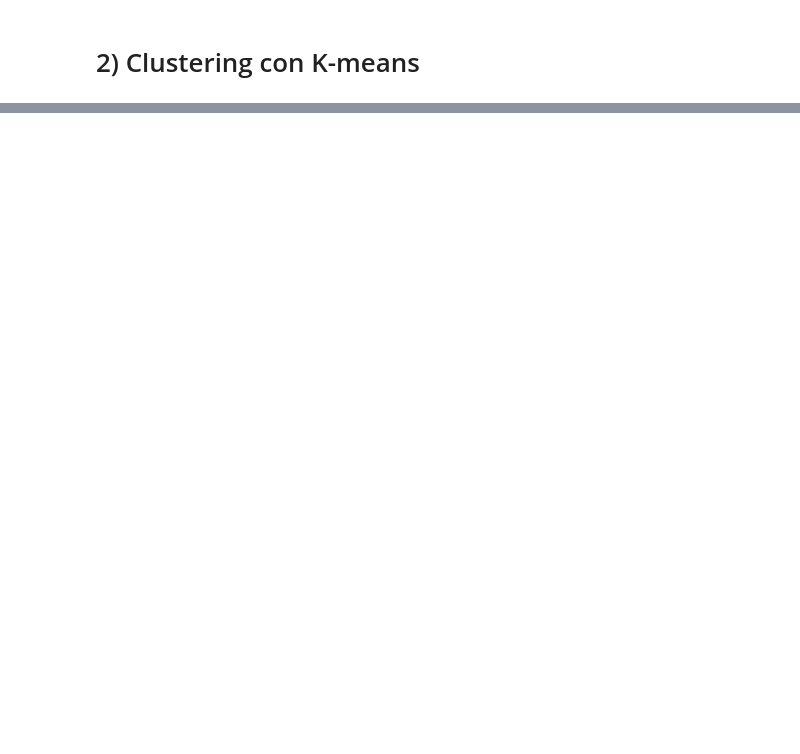
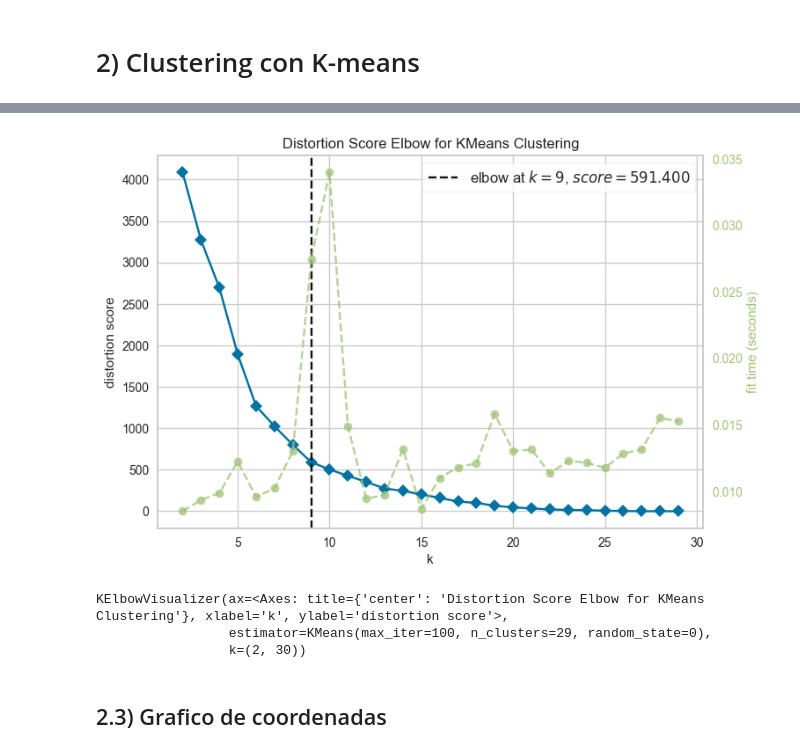
Before and after one commit to Alejo-01/final_project, a Jupyter notebook: Parte_A/p4__Clustering.ipynb, the cells around one changed output, grey strips where cells are left out. Cells and saved outputs as stored; diff of their text form; code cells hidden in the pictures; blank space fills up the shorter version.

Commit message:
pa4
clustering

```diff
--- a/Parte_A/p4__Clustering.ipynb
+++ b/Parte_A/p4__Clustering.ipynb
@@ -35,4 +42,4 @@ data.head()
 # %% [markdown]
 Utilizamos columnas relevantes
 # %%
-filter_data = data[["orderState_failed", "orderState_fulfilled", "orderState_pending", "transactionFailed", "fraudulent", "customerIPAdress_checked_long_address"]].copy()
+filter_data = data[["orderState_failed", "orderState_fulfilled", "orderState_pending", "fraudulent","transactionFailed", "customerIPAdress_checked_long_address"]].copy()
@@ -70,0 +61,6 @@ plt.show()
+# %%
+std_scaler = StandardScaler()
+std_scaler.fit(filter_data)
+x_data_norm=std_scaler.transform(filter_data)
+
+pd.DataFrame(x_data_norm).describe()
@@ -70,0 +79,10 @@ plt.show()
+# %%
+cl_model = KMeans(
+    n_clusters=3,
+    init='k-means++',
+    max_iter=100,
+    random_state=0,
+    n_init='auto'
+)
+
+cl_model.fit(x_data_norm)
@@ -70,0 +112,13 @@ plt.show()
+# %%
+
+
+cl_model2=deepcopy(cl_model) # ojo
+
+kelbow_visualizer(cl_model2, x_data_norm, k=(2,30), locate_elbow=True)
+# %% [output]
+[figure, added]
+KElbowVisualizer(ax=<Axes: title={'center': 'Distortion Score Elbow for KMeans Clustering'}, xlabel='k', ylabel='distortion score'>,
+                 estimator=KMeans(max_iter=100, n_clusters=29, random_state=0),
+                 k=(2, 30))
+# %% [markdown]
+## 2.3) Grafico de coordenadas
```
Also changed, not shown: parts of 39 cells of this notebook, 1 other file.
